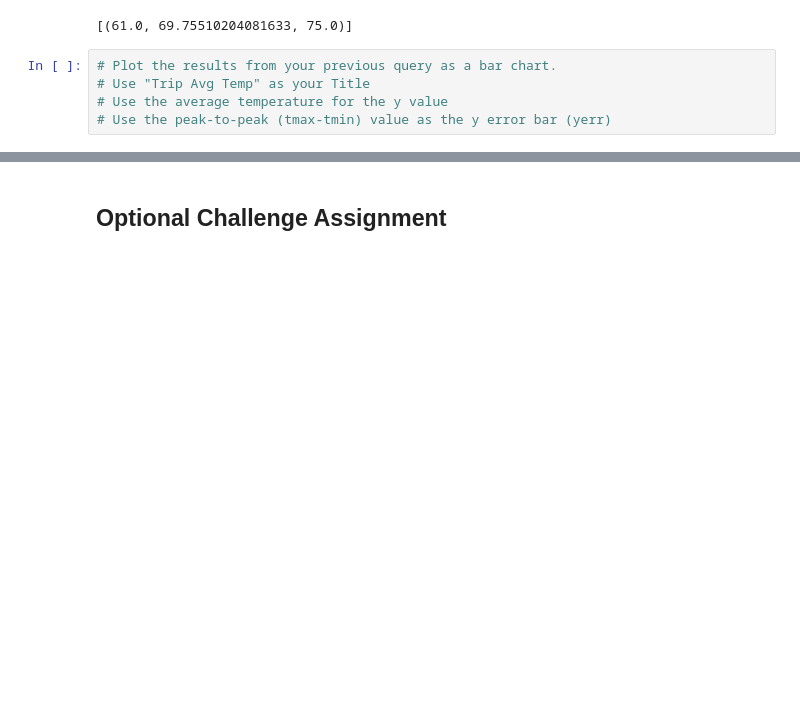
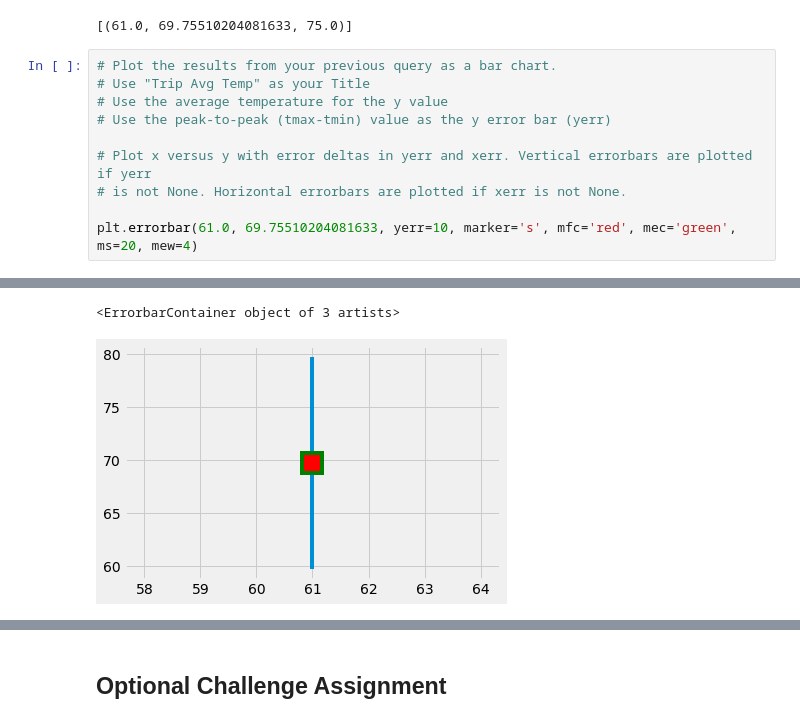
Before and after one commit to damuakula/ClimateExplorationTripPlanning, a Jupyter notebook: climate_app.ipynb, the cells around one changed output, grey strips where cells are left out. Saved outputs shown, nothing was run; the diff lists cells and outputs as text; blank space fills up the shorter version.

Commit message:
Error bar checkin

```diff
--- a/climate_app.ipynb
+++ b/climate_app.ipynb
@@ -273,4 +256,9 @@ print(calc_temps('2011-02-28', '2011-03-05'))
 # Use "Trip Avg Temp" as your Title
 # Use the average temperature for the y value
 # Use the peak-to-peak (tmax-tmin) value as the y error bar (yerr)
+
+# Plot x versus y with error deltas in yerr and xerr. Vertical errorbars are plotted if yerr
+# is not None. Horizontal errorbars are plotted if xerr is not None.
+
+plt.errorbar(61.0, 69.75510204081633, yerr=10, marker='s', mfc='red', mec='green', ms=20, mew=4)
 # %% [output]
@@ -279,3 +265,5 @@ print(calc_temps('2011-02-28', '2011-03-05'))
+<ErrorbarContainer object of 3 artists>
+[figure, added]
 # %%
 # Calculate the total amount of rainfall per weather station for your trip dates using the previous year's matching dates.
 # Sort this in descending order by precipitation amount and list the station, name, latitude, longitude, and elevation
```
Also changed, not shown: parts of 12 cells of this notebook.
